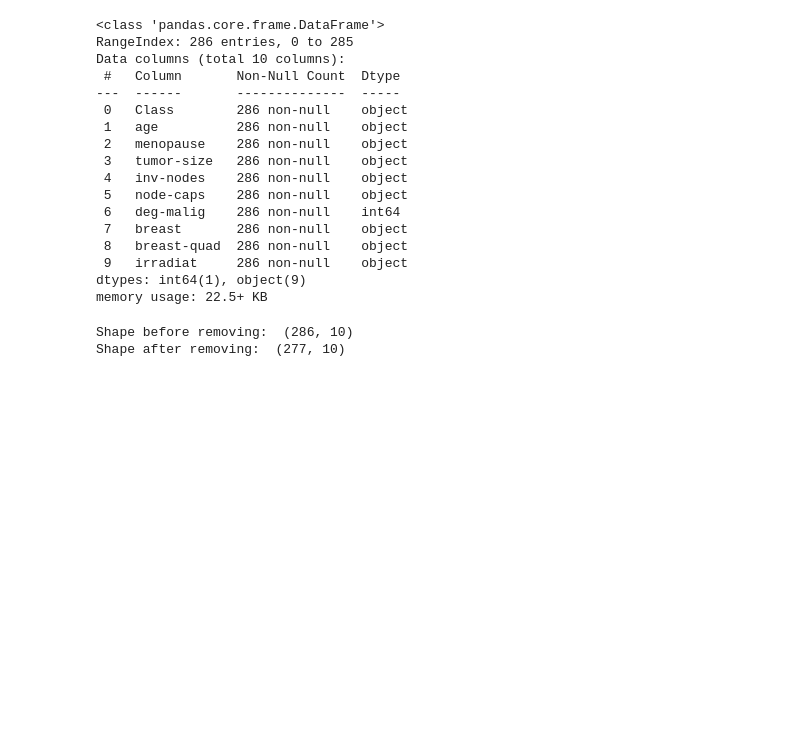
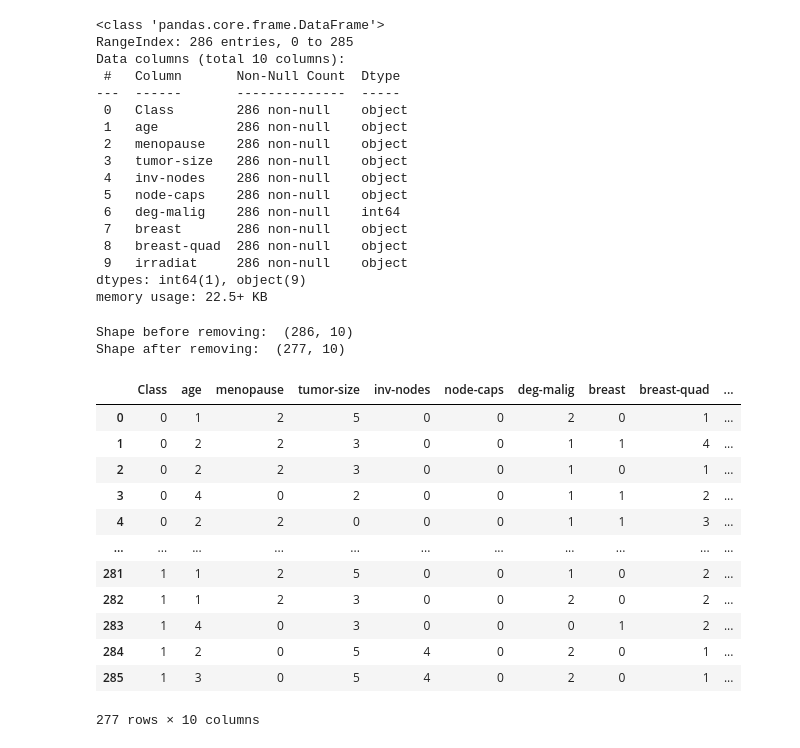
Before and after one commit to JorgeOrtizV/foundationsDataScience_practicals, a Jupyter notebook: Practical2/Practical2_skeleton_olat.ipynb, the cells around one changed output. Cells and saved outputs as stored; diff of their text form; code cells hidden in the pictures; blank space fills up the shorter version.

```diff
--- a/Practical2/Practical2_skeleton_olat.ipynb
+++ b/Practical2/Practical2_skeleton_olat.ipynb
@@ -728,10 +707,45 @@ Shape after removing:  (277, 10)
 # %%
 # Binary encoding of label
 # no-recurrence-events, recurrence-events -> (0,1)
 cancer['Class'].replace('no-recurrence-events', 0, inplace=True)
 cancer['Class'].replace('recurrence-events', 1, inplace=True)
 
 # Binary encoding node-caps
 # no, yes -> (0,1)
 cancer['node-caps'].replace('no', 0, inplace=True)
 cancer['node-caps'].replace('yes', 1, inplace=True)
+
+# Binary encoding breast
+# left, right -> (0, 1)
+cancer['breast'].replace('left', 0, inplace=True)
+cancer['breast'].replace('right', 1, inplace=True)
+
+# Binary encoding irradiation
+# no, yes -> (0, 1)
+cancer['irradiat'].replace('no', 0, inplace=True)
+cancer['irradiat'].replace('yes', 1, inplace=True)
+
+categorical_data = ['age', 'menopause', 'tumor-size', 'inv-nodes', 'deg-malig', 'breast-quad']
+for col in categorical_data:
+    elements = cancer[col].unique()
+    elements = sorted(elements)
+    category = 0
+    for e in elements:
+        cancer[col].replace(e, category, inplace=True)
+        category+=1
+
+cancer
+# %% [output]
+|  | Class | age | menopause | tumor-size | inv-nodes | node-caps | deg-malig | breast | breast-quad | ... |
+| 0 | 0 | 1 | 2 | 5 | 0 | 0 | 2 | 0 | 1 | ... |
+| 1 | 0 | 2 | 2 | 3 | 0 | 0 | 1 | 1 | 4 | ... |
+| 2 | 0 | 2 | 2 | 3 | 0 | 0 | 1 | 0 | 1 | ... |
+| 3 | 0 | 4 | 0 | 2 | 0 | 0 | 1 | 1 | 2 | ... |
+| 4 | 0 | 2 | 2 | 0 | 0 | 0 | 1 | 1 | 3 | ... |
+| ... | ... | ... | ... | ... | ... | ... | ... | ... | ... | ... |
+| 281 | 1 | 1 | 2 | 5 | 0 | 0 | 1 | 0 | 2 | ... |
+| 282 | 1 | 1 | 2 | 3 | 0 | 0 | 2 | 0 | 2 | ... |
+| 283 | 1 | 4 | 0 | 3 | 0 | 0 | 0 | 1 | 2 | ... |
+| 284 | 1 | 2 | 0 | 5 | 4 | 0 | 2 | 0 | 1 | ... |
+| 285 | 1 | 3 | 0 | 5 | 4 | 0 | 2 | 0 | 1 | ... |
+277 rows × 10 columns
```
Also changed, not shown: parts of 5 cells of this notebook.
